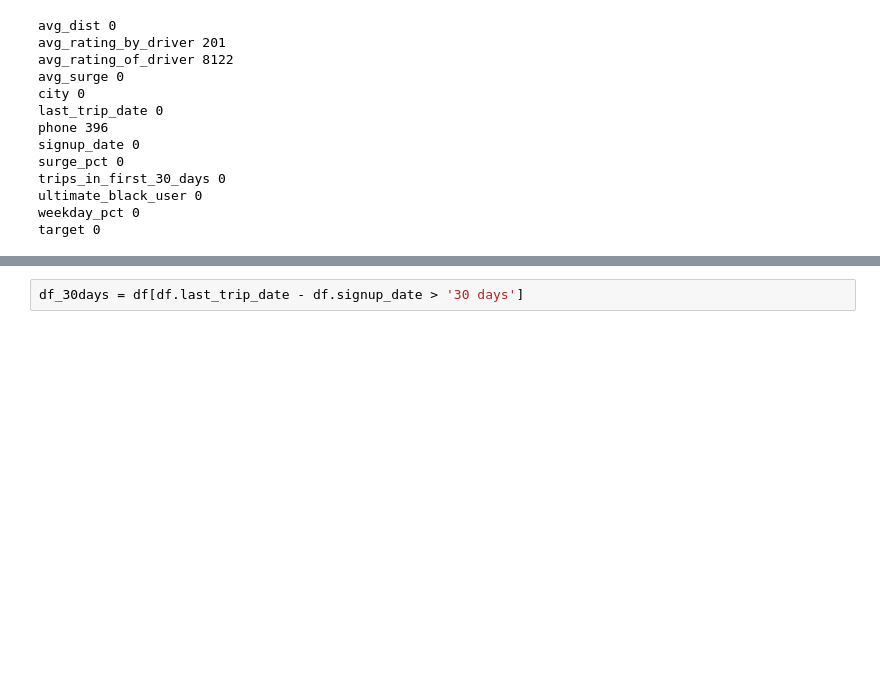
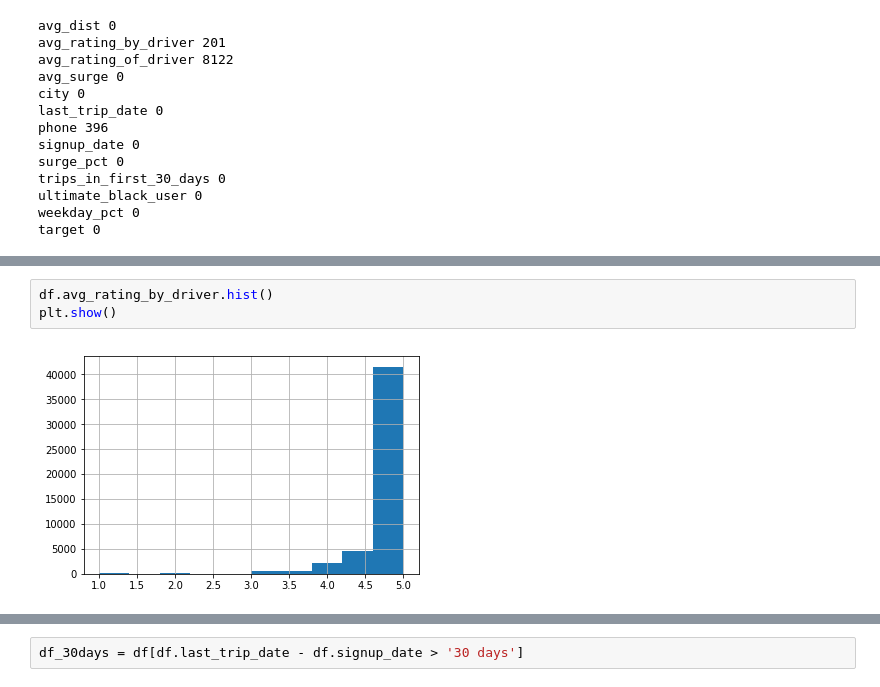
Before and after one commit to andyharless/ultimate_challenge, a Jupyter notebook: predictive.ipynb, the cells around one changed output, grey strips where cells are left out. Drawn from its saved outputs; the diff is of its cells as text; blank space fills up the shorter version.

```diff
--- a/predictive.ipynb
+++ b/predictive.ipynb
@@ -154,0 +161,5 @@ target 0
+# %%
+df.avg_rating_by_driver.hist()
+plt.show()
+# %% [output]
+[figure, added]
```
Also changed, not shown: parts of 27 cells of this notebook, 1 other file.
